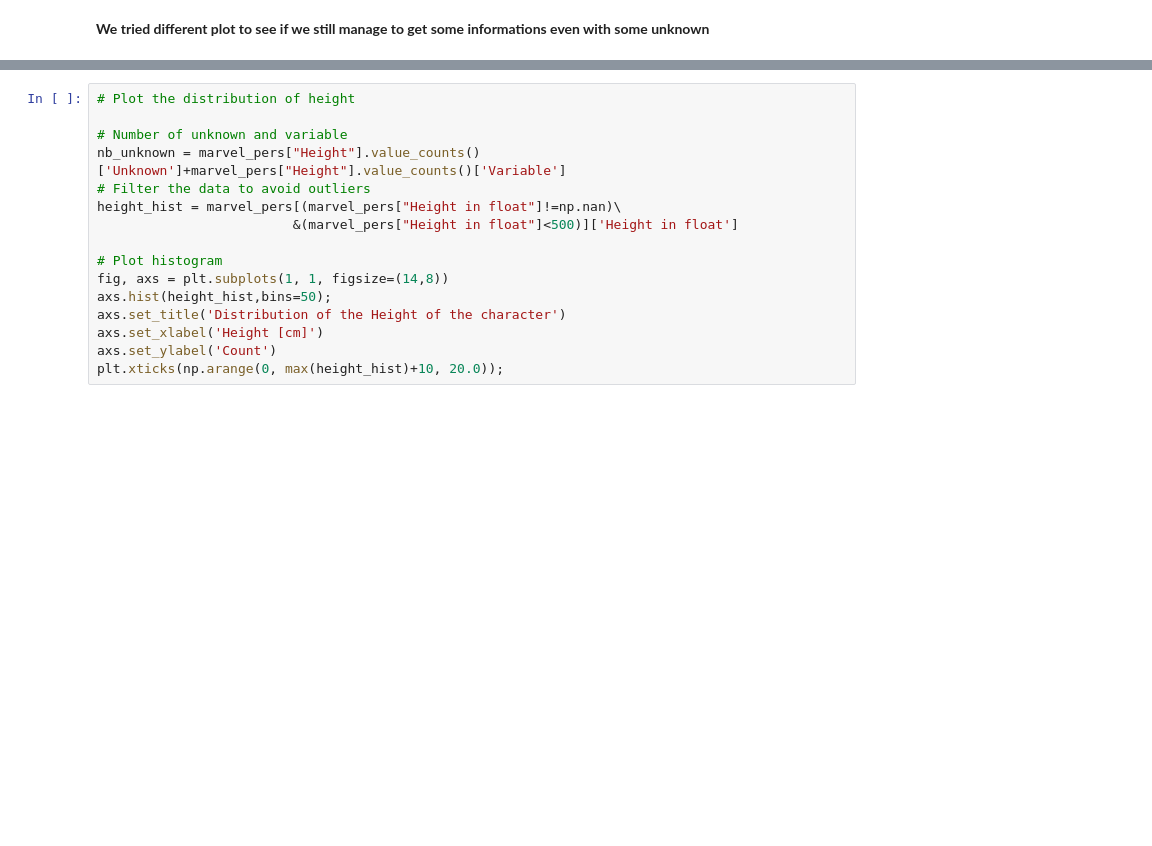
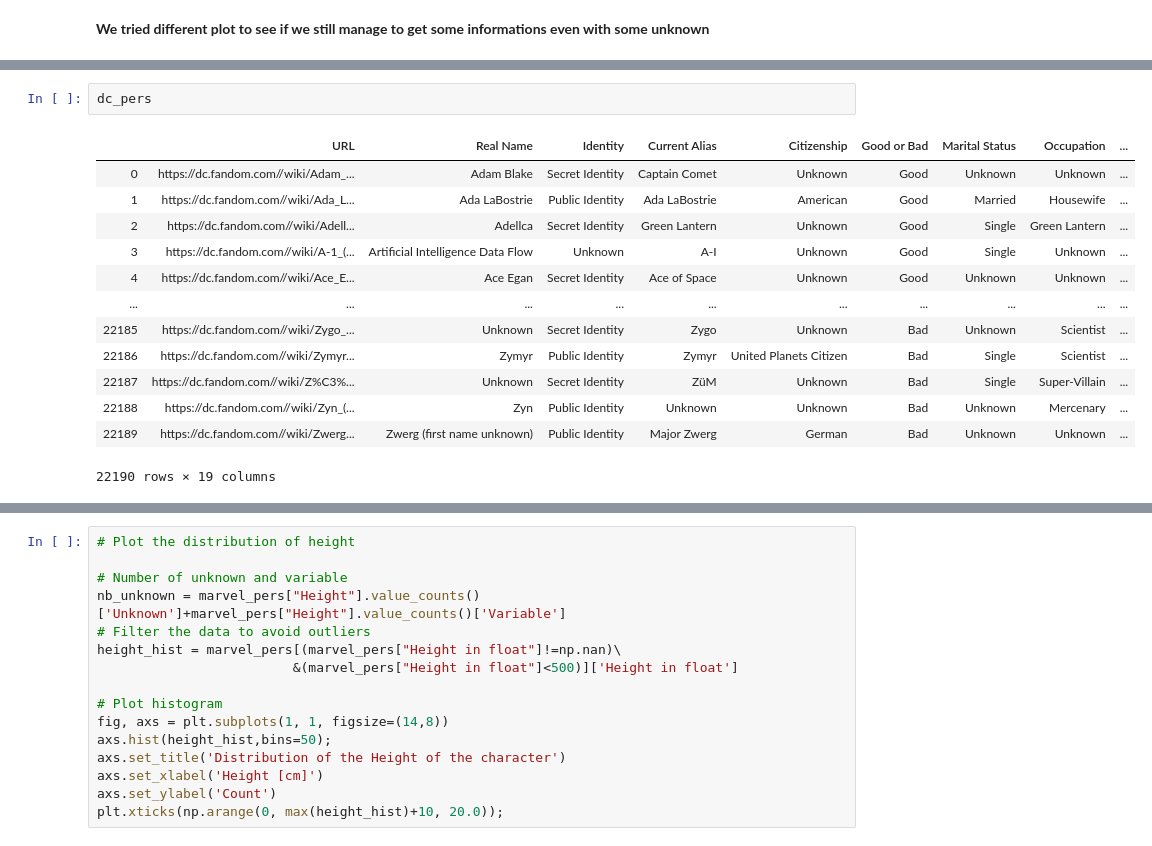
Before and after one commit to marvelous-comics/project_ADAELE, a Jupyter notebook: Marvellous Comics Notebook.ipynb, the cells around one changed output, grey strips where cells are left out. Cells and saved outputs as stored; diff of their text form; blank space fills up the shorter version.

```diff
--- a/Marvellous Comics Notebook.ipynb
+++ b/Marvellous Comics Notebook.ipynb
@@ -35,0 +45,16 @@ for i, v in enumerate(hist_marital):
+# %%
+dc_pers
+# %% [output]
+|  | URL | Real Name | Identity | Current Alias | Citizenship | Good or Bad | Marital Status | Occupation | ... |
+| 0 | https://dc.fandom.com//wiki/Adam_... | Adam Blake | Secret Identity | Captain Comet | Unknown | Good | Unknown | Unknown | ... |
+| 1 | https://dc.fandom.com//wiki/Ada_L... | Ada LaBostrie | Public Identity | Ada LaBostrie | American | Good | Married | Housewife | ... |
+| 2 | https://dc.fandom.com//wiki/Adell... | Adellca | Secret Identity | Green Lantern | Unknown | Good | Single | Green Lantern | ... |
+| 3 | https://dc.fandom.com//wiki/A-1_(... | Artificial Intelligence Data Flow | Unknown | A-I | Unknown | Good | Single | Unknown | ... |
+| 4 | https://dc.fandom.com//wiki/Ace_E... | Ace Egan | Secret Identity | Ace of Space | Unknown | Good | Unknown | Unknown | ... |
+| ... | ... | ... | ... | ... | ... | ... | ... | ... | ... |
+| 22185 | https://dc.fandom.com//wiki/Zygo_... | Unknown | Secret Identity | Zygo | Unknown | Bad | Unknown | Scientist | ... |
+| 22186 | https://dc.fandom.com//wiki/Zymyr... | Zymyr | Public Identity | Zymyr | United Planets Citizen | Bad | Single | Scientist | ... |
+| 22187 | https://dc.fandom.com//wiki/Z%C3%... | Unknown | Secret Identity | ZüM | Unknown | Bad | Single | Super-Villain | ... |
+| 22188 | https://dc.fandom.com//wiki/Zyn_(... | Zyn | Public Identity | Unknown | Unknown | Bad | Unknown | Mercenary | ... |
+| 22189 | https://dc.fandom.com//wiki/Zwerg... | Zwerg (first name unknown) | Public Identity | Major Zwerg | German | Bad | Unknown | Unknown | ... |
+22190 rows × 19 columns
```
Also changed, not shown: parts of 6 cells of this notebook, 7 other files.
